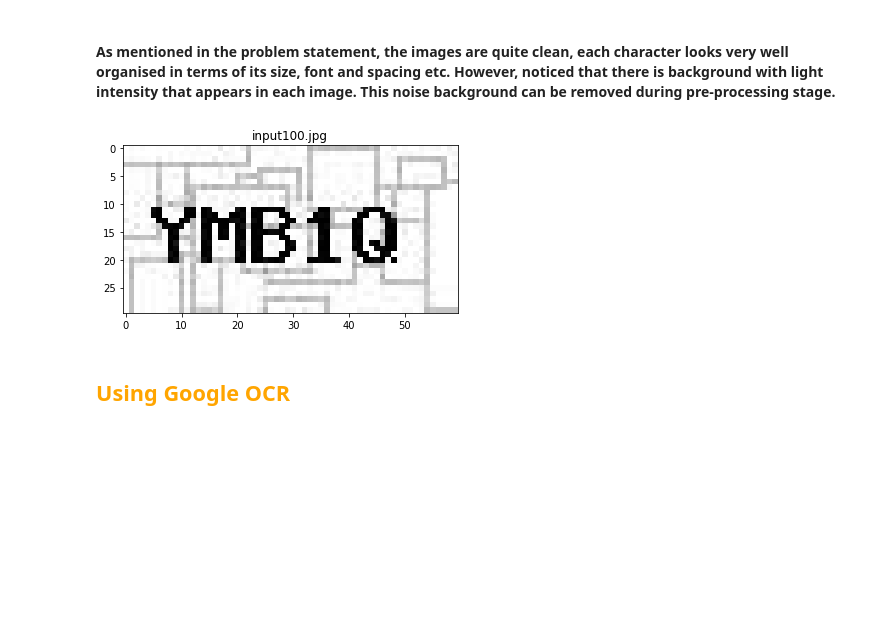
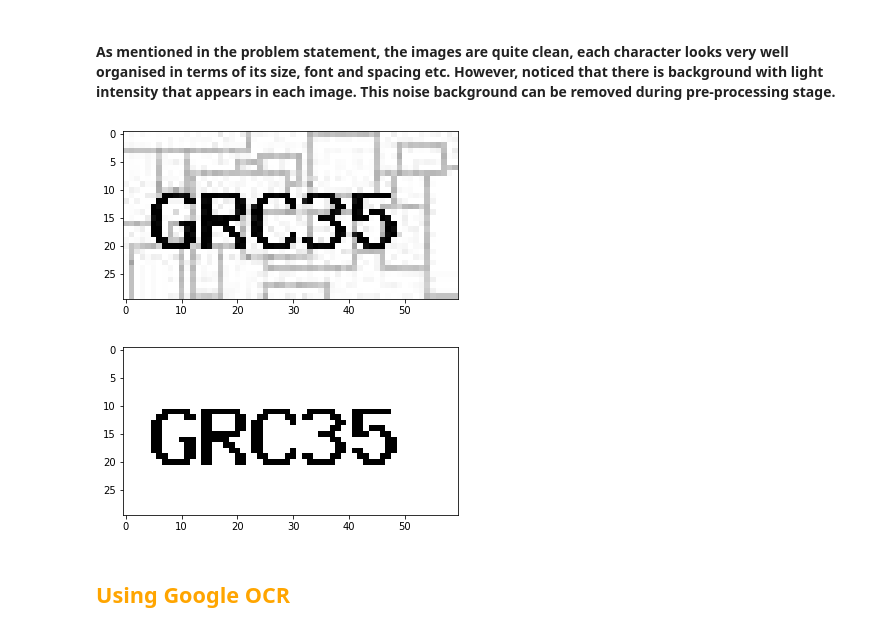
Before and after one commit to yang0369/text_recognition, a Jupyter notebook: EDA.ipynb, the cells around one changed output. Cells and saved outputs as stored; diff of their text form; code cells hidden in the pictures; blank space fills up the shorter version.

```diff
--- a/EDA.ipynb
+++ b/EDA.ipynb
@@ -31,14 +31,14 @@ from src.predicting_pipeline import Captcha
 data_path = "./sampleCaptchas/input"
 os.chdir(data_path)
 # %%
-# plot all training dataset
+# plot all training images
 for file in glob.glob("*.jpg"):
     if file == "input100.jpg":
         continue
-    img = mpimg.imread(file)
-    imgplot = plt.imshow(img)
+    img = cv2.imread(filename=file, flags=cv2.IMREAD_UNCHANGED)
+    imgplot = plt.imshow(img, cmap="gray")
     plt.title(file)
     plt.show()
-    print(f"image size: {img.shape}")
+    display(f"image size: {img.shape}")
 # %% [output]
 [figure]
@@ -56 +56,13 @@ image size: (30, 60, 3)
 ... (38 outputs left out)
+# %%
+# plot test image, initial image as RGB, in our case, we just need its grayscale to identify
+# characters, so we can convert the images to grayscale form
+for file in glob.glob("*.jpg"):
+    if file == "input100.jpg":
+        img = cv2.imread(filename=file, flags=cv2.IMREAD_UNCHANGED)
+        imgplot = plt.imshow(img, cmap="gray")
+        plt.title(file)
+        plt.show()
+        display(f"image has {img.shape[2]} channels")
+        display(f"image size: {img.shape}")
+        break
@@ -57,14 +73,20 @@ image size: (30, 60, 3)
 # %% [markdown]
 #### As mentioned in the problem statement, the images are quite clean, each character looks very well organised in terms of its size, font and spacing etc. However, noticed that there is background with light intensity that appears in each image. This noise background can be removed during pre-processing stage.
 # %%
-# plot test dataset
-filename = "input100.jpg"
-img = mpimg.imread(filename)
-imgplot = plt.imshow(img)
-plt.title(filename)
-plt.show()
+for file in glob.glob("*.jpg"):
+    if file == "input01.jpg":
+        img = cv2.imread(filename=file, flags=cv2.IMREAD_UNCHANGED)
+        # convert img to grayscale
+        gray = cv2.cvtColor(img, cv2.COLOR_BGR2GRAY)
+        imgplot = plt.imshow(gray, "gray", vmin=0, vmax=255)
+        plt.show()
+        # convert the img to binary
+        th, cleaned = cv2.threshold(gray, 0, 255, cv2.THRESH_OTSU | cv2.THRESH_BINARY)
+        plt.imshow(cleaned, "gray", vmin=0, vmax=255)
+        plt.show()
 # %% [output]
-[figure, old version]
+[figure, new version]
+[figure, added]
 # %% [markdown]
 ## <font color="Orange"> Using Google OCR
 # %% [markdown]
```
Also changed, not shown: parts of 28 cells of this notebook, 3 other files.
